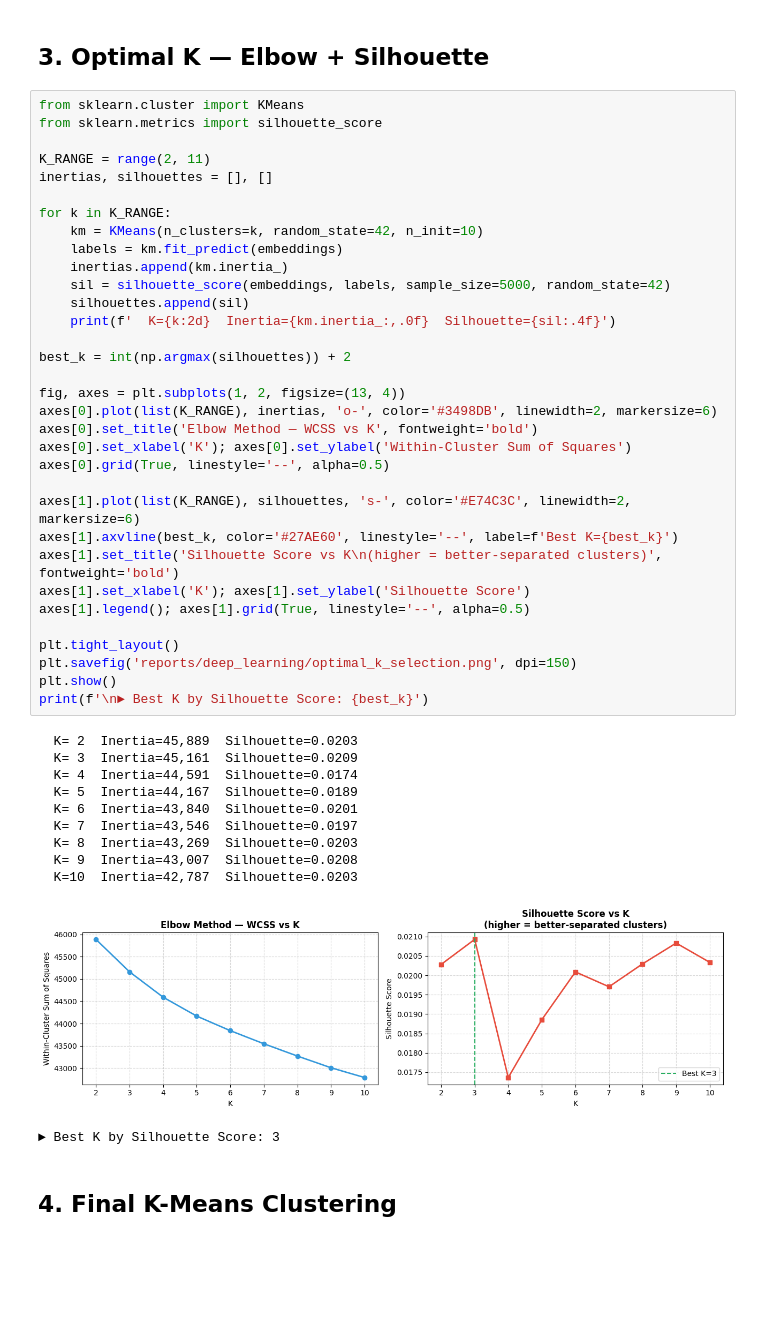
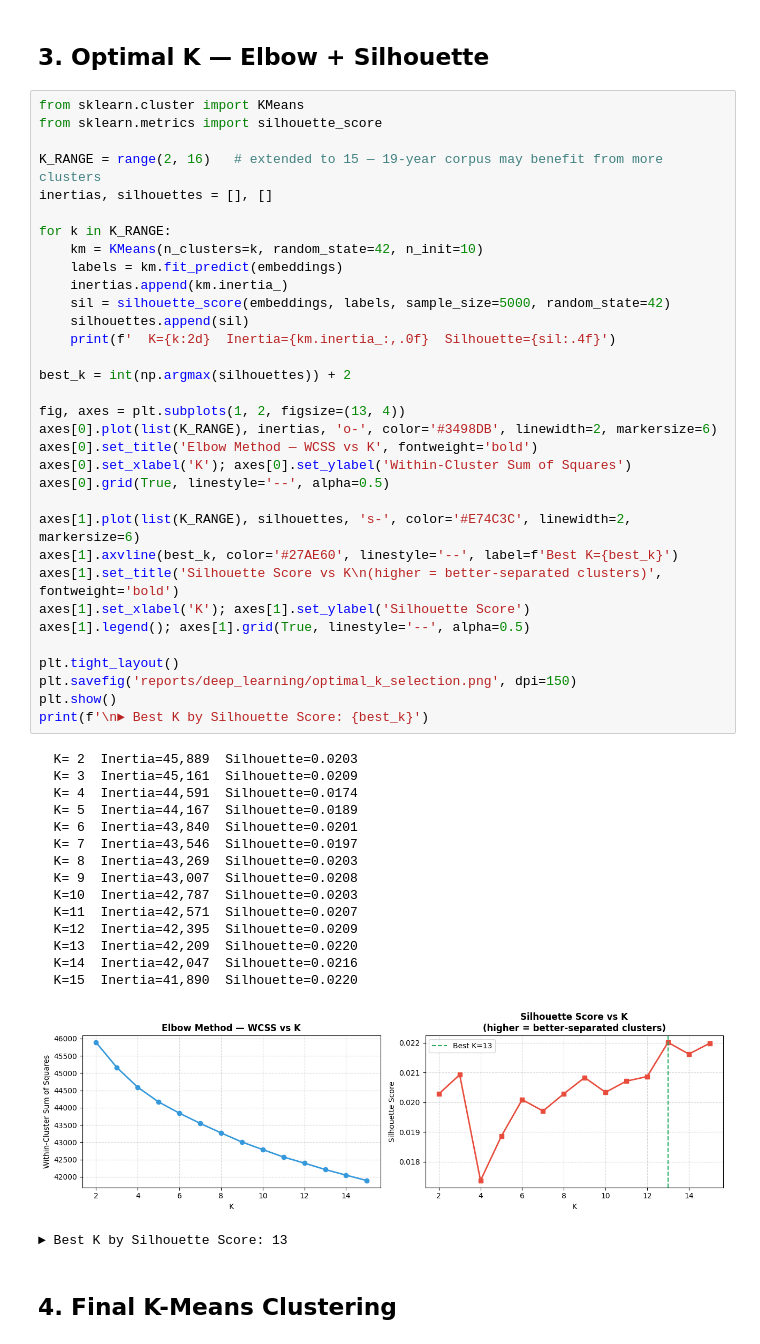
Before and after one commit to naman394/dynamic-trend-event-detector, a Jupyter notebook: notebooks/08_deep_learning_kmeans.ipynb, the cells around one changed output. Saved outputs shown, nothing was run; the diff lists cells and outputs as text; blank space fills up the shorter version.

```diff
--- a/notebooks/08_deep_learning_kmeans.ipynb
+++ b/notebooks/08_deep_learning_kmeans.ipynb
@@ -218,7 +218,7 @@ UMAP complete.
 from sklearn.cluster import KMeans
 from sklearn.metrics import silhouette_score
 
-K_RANGE = range(2, 11)
+K_RANGE = range(2, 16)   # extended to 15 — 19-year corpus may benefit from more clusters
 inertias, silhouettes = [], []
 
 for k in K_RANGE:
@@ -230,35 +230,40 @@ for k in K_RANGE:
     print(f'  K={k:2d}  Inertia={km.inertia_:,.0f}  Silhouette={sil:.4f}')
 
 best_k = int(np.argmax(silhouettes)) + 2
 
 fig, axes = plt.subplots(1, 2, figsize=(13, 4))
 axes[0].plot(list(K_RANGE), inertias, 'o-', color='#3498DB', linewidth=2, markersize=6)
 axes[0].set_title('Elbow Method — WCSS vs K', fontweight='bold')
 axes[0].set_xlabel('K'); axes[0].set_ylabel('Within-Cluster Sum of Squares')
 axes[0].grid(True, linestyle='--', alpha=0.5)
 
 axes[1].plot(list(K_RANGE), silhouettes, 's-', color='#E74C3C', linewidth=2, markersize=6)
 axes[1].axvline(best_k, color='#27AE60', linestyle='--', label=f'Best K={best_k}')
 axes[1].set_title('Silhouette Score vs K\n(higher = better-separated clusters)', fontweight='bold')
 axes[1].set_xlabel('K'); axes[1].set_ylabel('Silhouette Score')
 axes[1].legend(); axes[1].grid(True, linestyle='--', alpha=0.5)
 
 plt.tight_layout()
 plt.savefig('reports/deep_learning/optimal_k_selection.png', dpi=150)
 plt.show()
 print(f'\n► Best K by Silhouette Score: {best_k}')
 # %% [output]
   K= 2  Inertia=45,889  Silhouette=0.0203
   K= 3  Inertia=45,161  Silhouette=0.0209
   K= 4  Inertia=44,591  Silhouette=0.0174
   K= 5  Inertia=44,167  Silhouette=0.0189
   K= 6  Inertia=43,840  Silhouette=0.0201
   K= 7  Inertia=43,546  Silhouette=0.0197
   K= 8  Inertia=43,269  Silhouette=0.0203
   K= 9  Inertia=43,007  Silhouette=0.0208
   K=10  Inertia=42,787  Silhouette=0.0203
+  K=11  Inertia=42,571  Silhouette=0.0207
+  K=12  Inertia=42,395  Silhouette=0.0209
+  K=13  Inertia=42,209  Silhouette=0.0220
+  K=14  Inertia=42,047  Silhouette=0.0216
+  K=15  Inertia=41,890  Silhouette=0.0220
-[figure, old version]
+[figure, new version]
-► Best K by Silhouette Score: 3
+► Best K by Silhouette Score: 13
 # %% [markdown]
 ## 4. Final K-Means Clustering
 # %%
```
Also changed, not shown: parts of 8 cells of this notebook, 6 other files.
